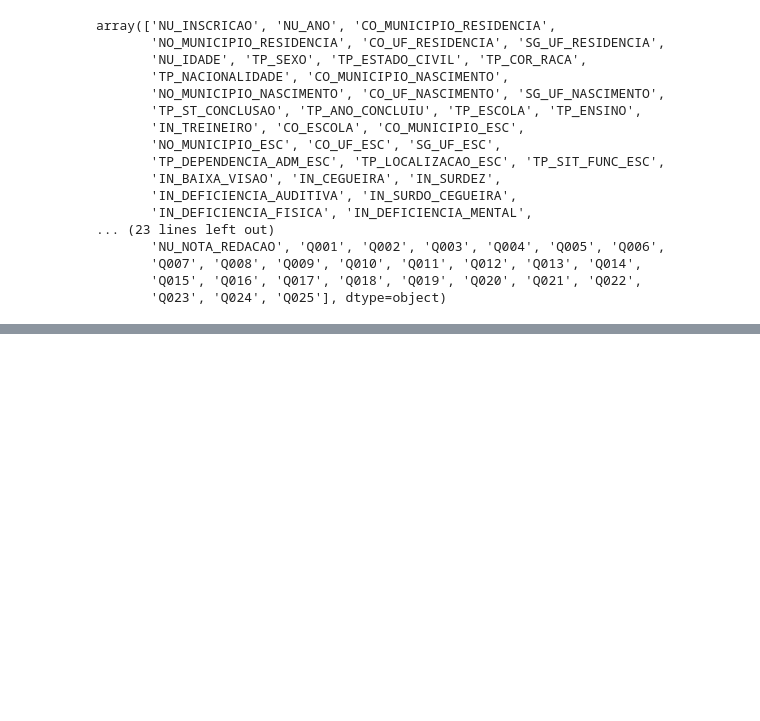
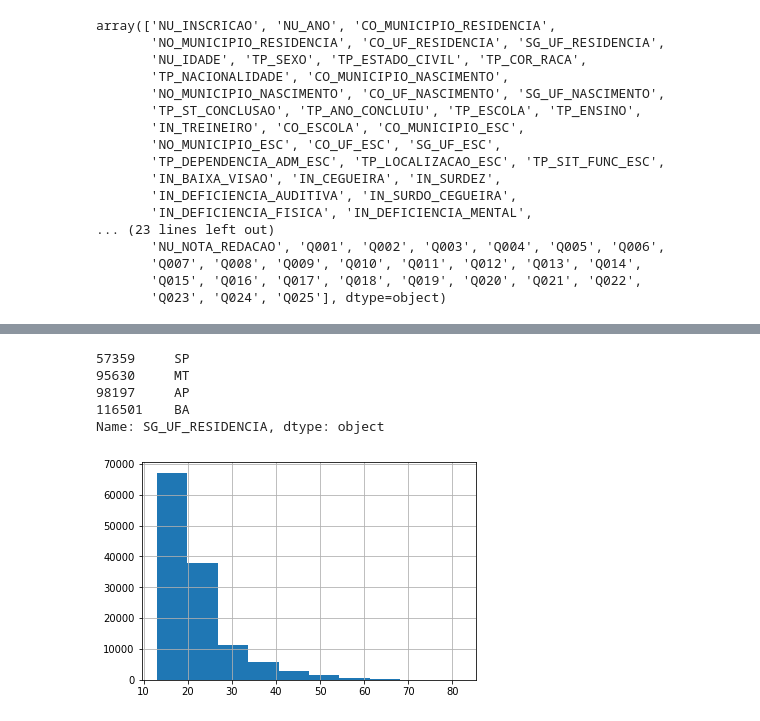
Before and after one commit to myke-oliveira/alura-imersao-dados-2, a Jupyter notebook: aula-1.ipynb, the cells around one changed output, grey strips where cells are left out. Saved outputs shown, nothing was run; the diff lists cells and outputs as text; code cells hidden in the pictures; blank space fills up the shorter version.

```diff
--- a/aula-1.ipynb
+++ b/aula-1.ipynb
@@ -62,0 +167,12 @@ array(['NU_INSCRICAO', 'NU_ANO', 'CO_MUNICIPIO_RESIDENCIA',
+# %%
+dados.query('NU_IDADE == 13')['SG_UF_RESIDENCIA']
+# %% [output]
+57359     SP
+95630     MT
+98197     AP
+116501    BA
+Name: SG_UF_RESIDENCIA, dtype: object
+# %%
+p = dados['NU_IDADE'].hist()
+# %% [output]
+[figure, added]
```
Also changed, not shown: parts of 23 cells of this notebook, 1 other file.
